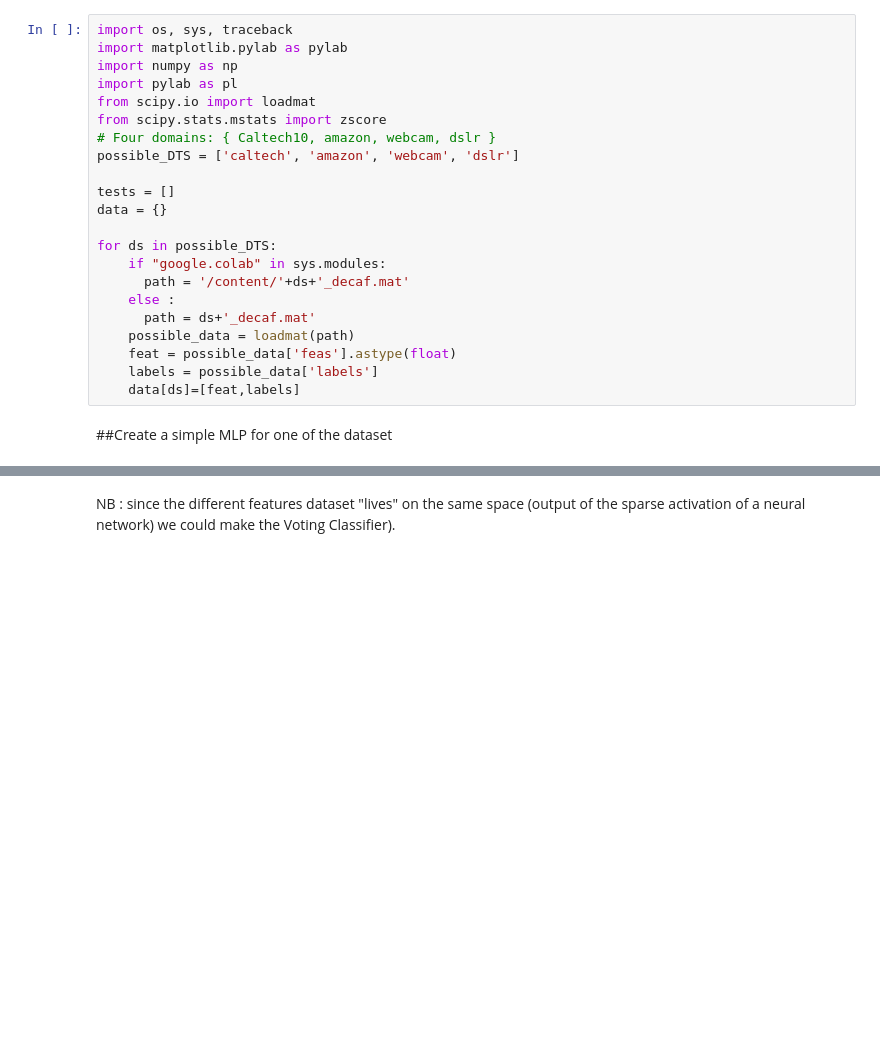
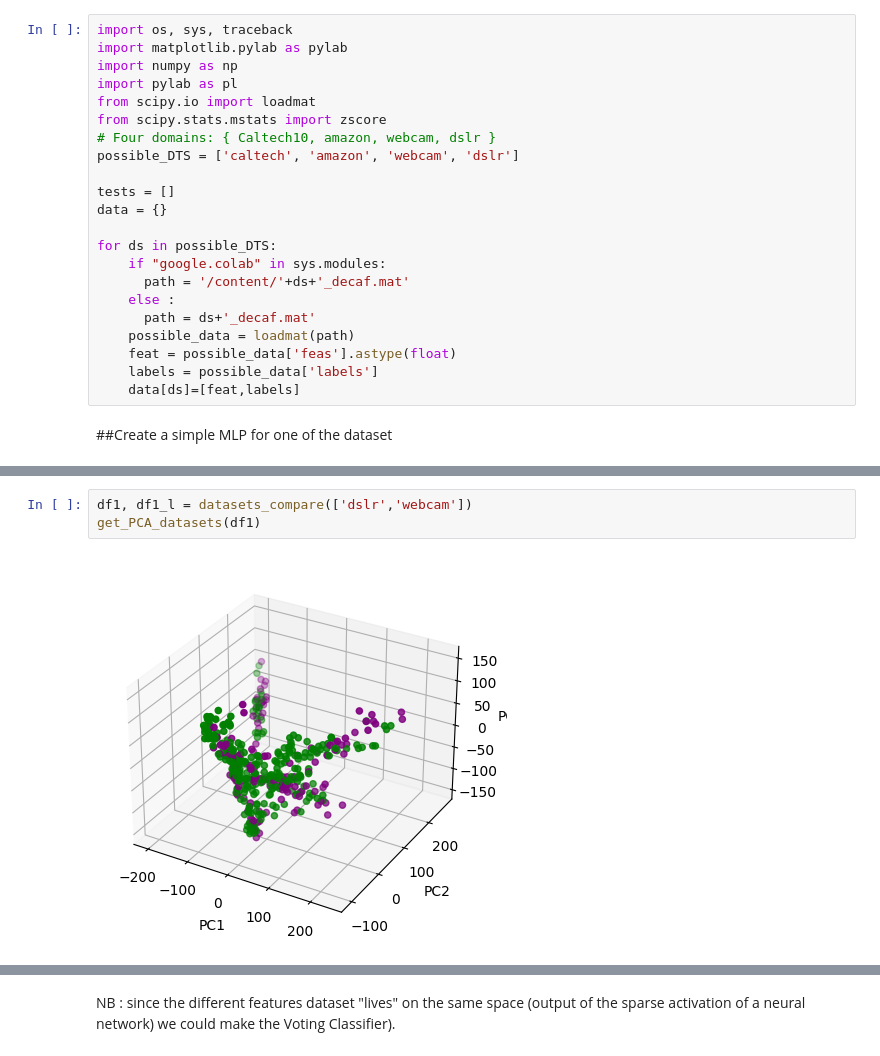
Before and after one commit to mdlbm/Optimal-Transport-Domain-Adaptation, a Jupyter notebook: OT_Domain_Adaptation.ipynb, the cells around one changed output, grey strips where cells are left out. Saved outputs shown, nothing was run; the diff lists cells and outputs as text; blank space fills up the shorter version.

```diff
--- a/OT_Domain_Adaptation.ipynb
+++ b/OT_Domain_Adaptation.ipynb
@@ -439,0 +865,5 @@ def DataTransport(dataset1, dataset2, hidden_size = 4096):
+# %%
+df1, df1_l = datasets_compare(['dslr','webcam'])
+get_PCA_datasets(df1)
+# %% [output]
+[figure, added]
```
Also changed, not shown: parts of 21 cells of this notebook.
